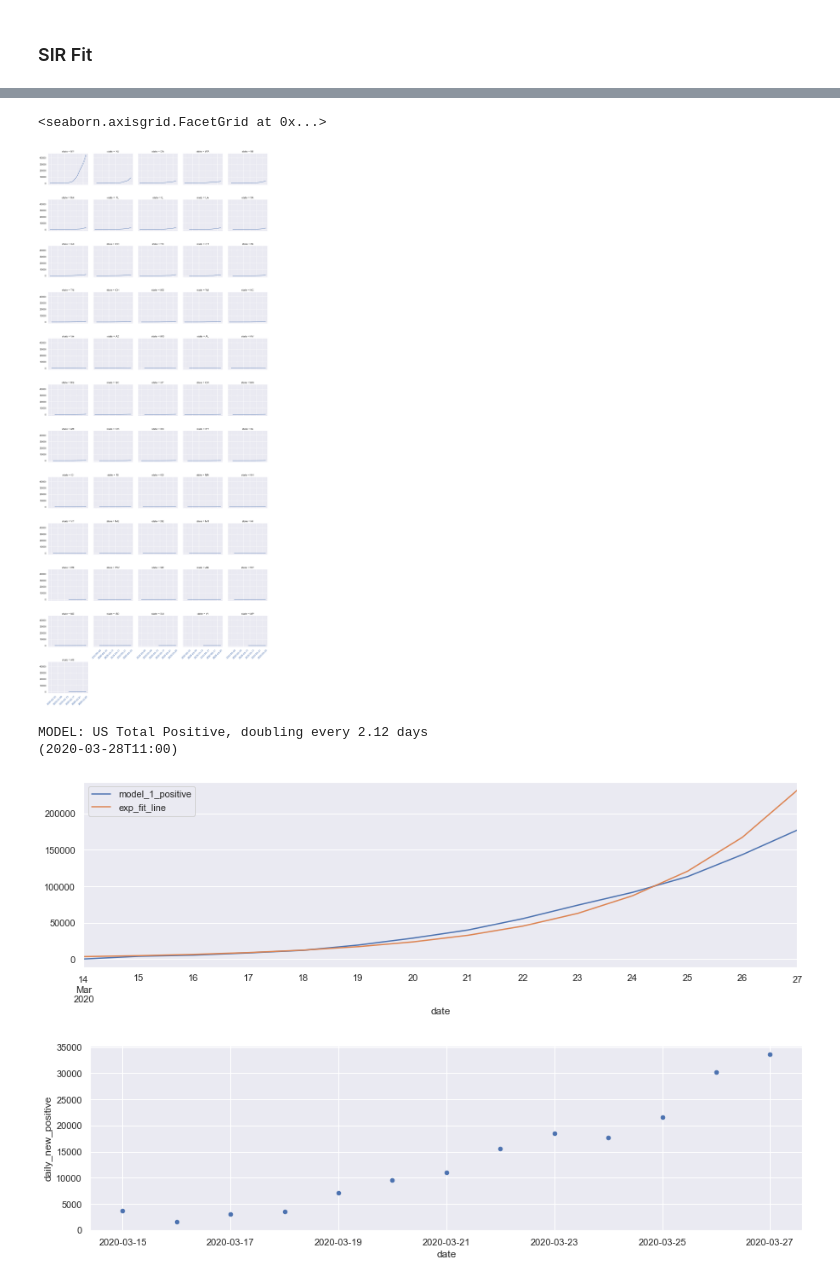
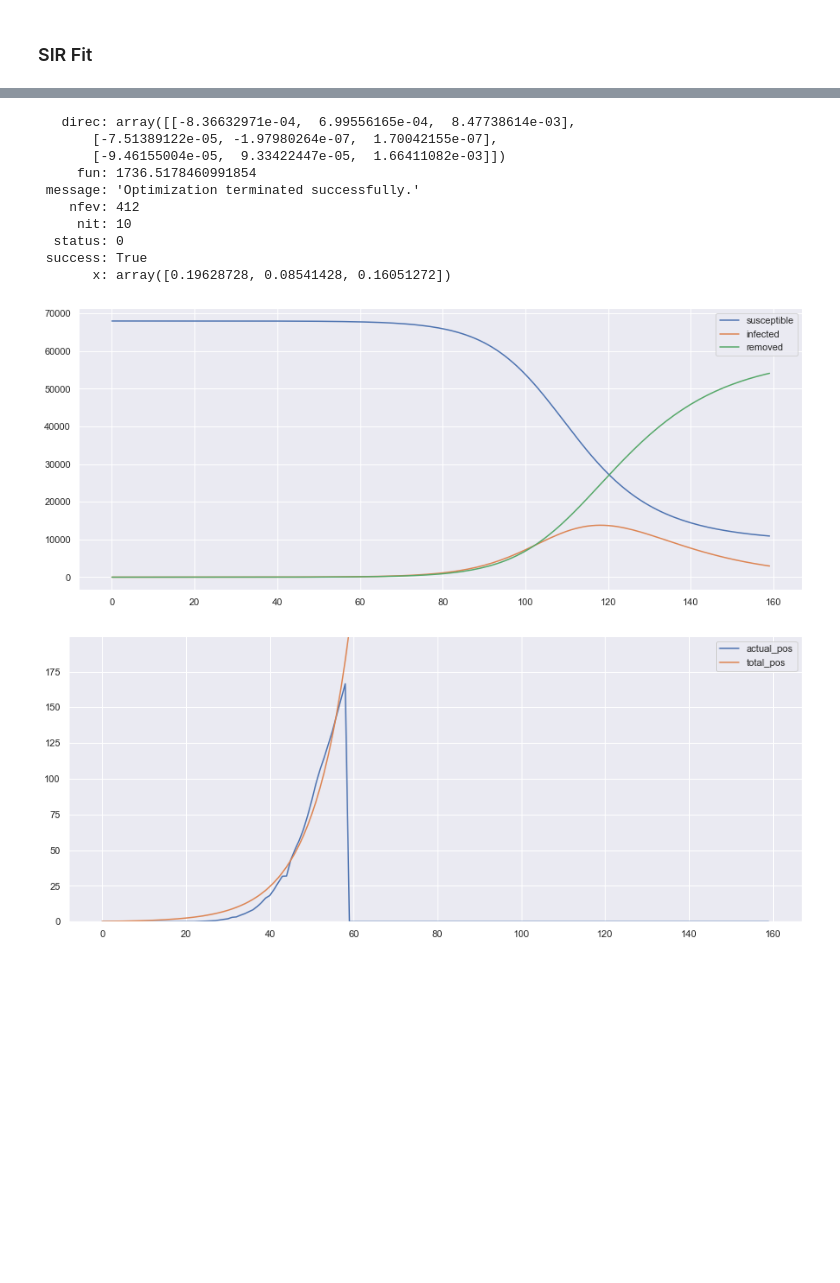
Before and after one commit to DrSkippy/2020covid19, a Jupyter notebook: SIR Fits.ipynb, the cells around one changed output, grey strips where cells are left out. Cells and saved outputs as stored; diff of their text form; code cells hidden in the pictures; blank space fills up the shorter version.

```diff
--- a/SIR Fits.ipynb
+++ b/SIR Fits.ipynb
@@ -389,13 +100,0 @@ period_factor_plot(dfw,"IND")
-# %%
-dfw, _ = get_state_df(df, "*")
-period_factor_plot(dfw,"*", ylimit=2)
-dfw, _ = get_state_df(df, "WA")
-period_factor_plot(dfw,"WA", ylimit=2)
-dfw, _ = get_state_df(df, "NY")
-period_factor_plot(dfw,"NY", ylimit=2)
-dfw, _ = get_state_df(df, "CA")
-period_factor_plot(dfw,"CA", ylimit=2)
-dfw, _ = get_state_df(df, "CO")
-period_factor_plot(dfw,"CO", ylimit=2)
-dfw, _ = get_state_df(df, "MI")
-period_factor_plot(dfw,"MI", ylimit=2)
@@ -417,21 +101,22 @@ period_factor_plot(dfw,"MI", ylimit=2)
-# %%
-g = sns.FacetGrid(df, col="state", col_wrap=5, height=3, margin_titles=True)
-g.map(plt.plot,"date","positive",color="b")
-g.map(plt.xticks, rotation=45)
-# %% [output]
-<seaborn.axisgrid.FacetGrid at 0x...>
-[figure, removed]
-# %%
-# model of acutals
-dfm = model_1_actual_infections(dfa, "*")
-dfma, dtm, _ = get_state_doubling_df(dfm, "*", pos_key="model_1_positive")
-dfma.plot(x="date", y=["model_1_positive", "exp_fit_line"], figsize=[15,4])
-lu = str(lud)[:16]
-print("MODEL: US Total Positive, doubling every {:.3} days\n({})".format(dtm, lu))
-dfma.plot.scatter(x="date", y="daily_new_positive", figsize=[15,4])
-plt.show()
-# %% [output]
-MODEL: US Total Positive, doubling every 2.12 days
-(2020-03-28T11:00)
-[figure, removed]
-[figure, removed]
+# %%
+dfq, _ = get_state_df(dfw, "ITA")
+pos_untested = 0.8
+dfq["actual_pos"] = dfq.positive.values*(1 + pos_untested)/1000
+N=68000
+R0=0
+x0 = (0.3896, 0.08149, 0.1)
+c = np.trim_zeros(dfq.actual_pos.values)
+SIRFitter(c, N, x0)
+# %% [output]
+   direc: array([[-8.36632971e-04,  6.99556165e-04,  8.47738614e-03],
+       [-7.51389122e-05, -1.97980264e-07,  1.70042155e-07],
+       [-9.46155004e-05,  9.33422447e-05,  1.66411082e-03]])
+     fun: 1736.5178460991854
+ message: 'Optimization terminated successfully.'
+    nfev: 412
+     nit: 10
+  status: 0
+ success: True
+       x: array([0.19628728, 0.08541428, 0.16051272])
+[figure, added]
+[figure, added]
```
Also changed, not shown: parts of 28 cells of this notebook, 3 other files.
